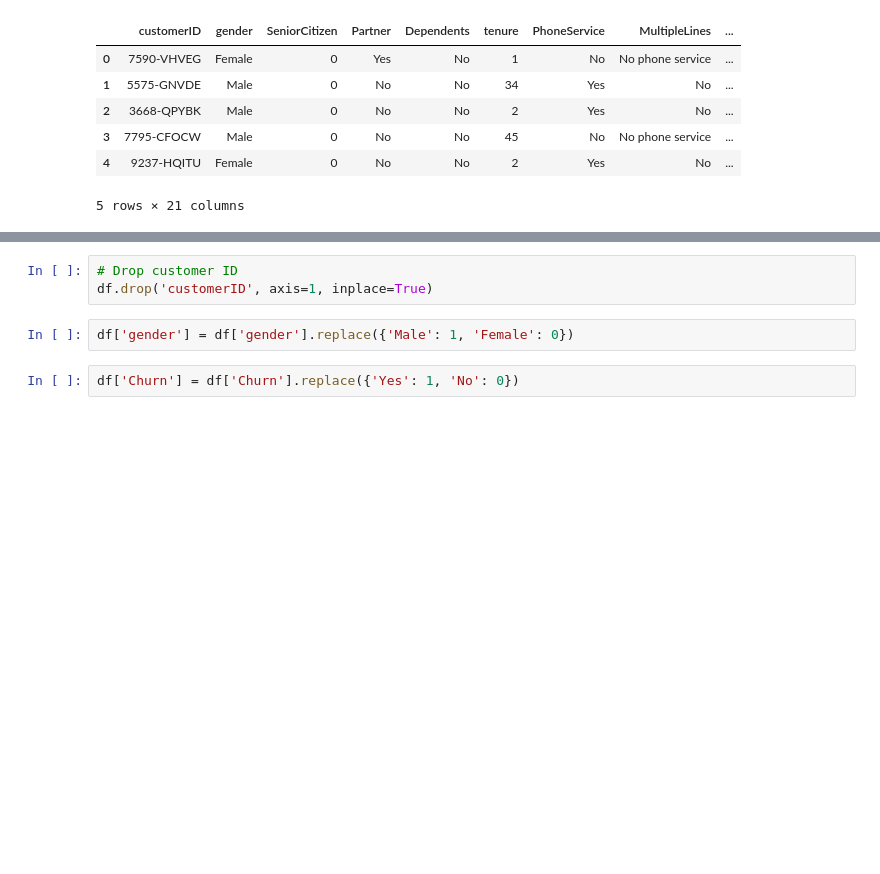
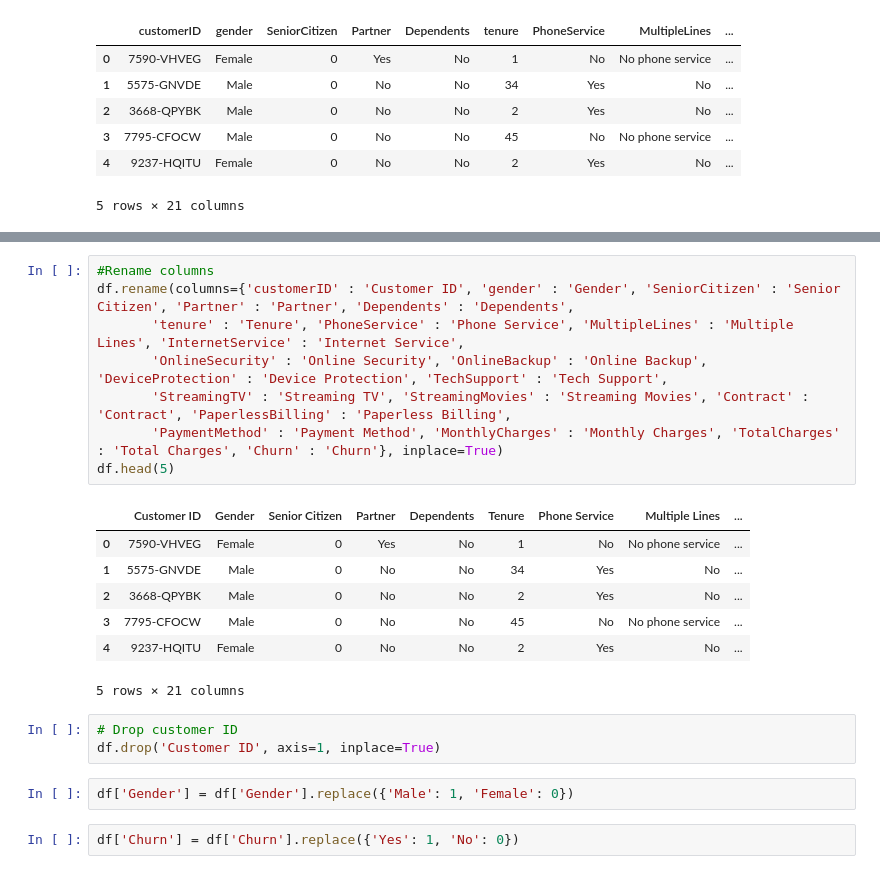
Before and after one commit to jahid1066/Customer-Churn-Analysis, a Jupyter notebook: customer_churn.ipynb, the cells around one changed output, grey strips where cells are left out. Saved outputs shown, nothing was run; the diff lists cells and outputs as text; blank space fills up the shorter version.

```diff
--- a/customer_churn.ipynb
+++ b/customer_churn.ipynb
@@ -19,8 +28,24 @@ df.head(5)
+# %%
+#Rename columns
+df.rename(columns={'customerID' : 'Customer ID', 'gender' : 'Gender', 'SeniorCitizen' : 'Senior Citizen', 'Partner' : 'Partner', 'Dependents' : 'Dependents',
+       'tenure' : 'Tenure', 'PhoneService' : 'Phone Service', 'MultipleLines' : 'Multiple Lines', 'InternetService' : 'Internet Service',
+       'OnlineSecurity' : 'Online Security', 'OnlineBackup' : 'Online Backup', 'DeviceProtection' : 'Device Protection', 'TechSupport' : 'Tech Support',
+       'StreamingTV' : 'Streaming TV', 'StreamingMovies' : 'Streaming Movies', 'Contract' : 'Contract', 'PaperlessBilling' : 'Paperless Billing',
+       'PaymentMethod' : 'Payment Method', 'MonthlyCharges' : 'Monthly Charges', 'TotalCharges' : 'Total Charges', 'Churn' : 'Churn'}, inplace=True)
+df.head(5)
+# %% [output]
+|  | Customer ID | Gender | Senior Citizen | Partner | Dependents | Tenure | Phone Service | Multiple Lines | ... |
+| 0 | 7590-VHVEG | Female | 0 | Yes | No | 1 | No | No phone service | ... |
+| 1 | 5575-GNVDE | Male | 0 | No | No | 34 | Yes | No | ... |
+| 2 | 3668-QPYBK | Male | 0 | No | No | 2 | Yes | No | ... |
+| 3 | 7795-CFOCW | Male | 0 | No | No | 45 | No | No phone service | ... |
+| 4 | 9237-HQITU | Female | 0 | No | No | 2 | Yes | No | ... |
+5 rows × 21 columns
 # %%
 # Drop customer ID
-df.drop('customerID', axis=1, inplace=True)
+df.drop('Customer ID', axis=1, inplace=True)
 # %%
-df['gender'] = df['gender'].replace({'Male': 1, 'Female': 0})
+df['Gender'] = df['Gender'].replace({'Male': 1, 'Female': 0})
 # %%
 df['Churn'] = df['Churn'].replace({'Yes': 1, 'No': 0})
 # %%
```
Also changed, not shown: parts of 17 cells of this notebook.
